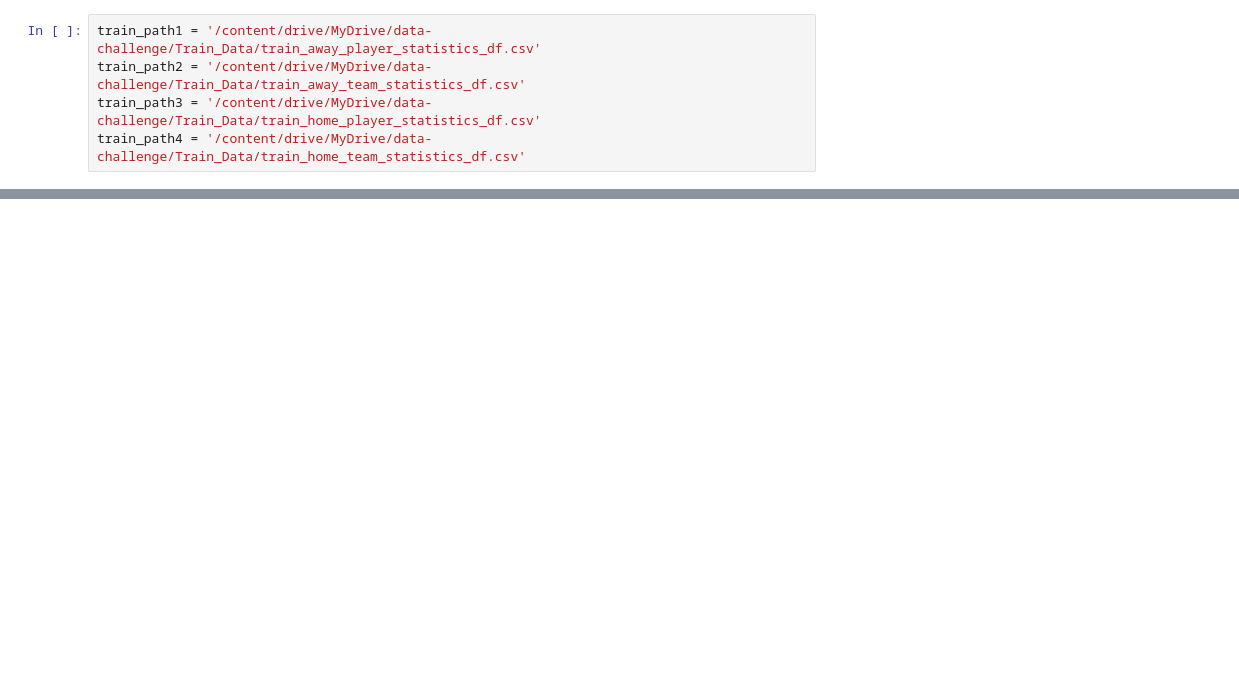
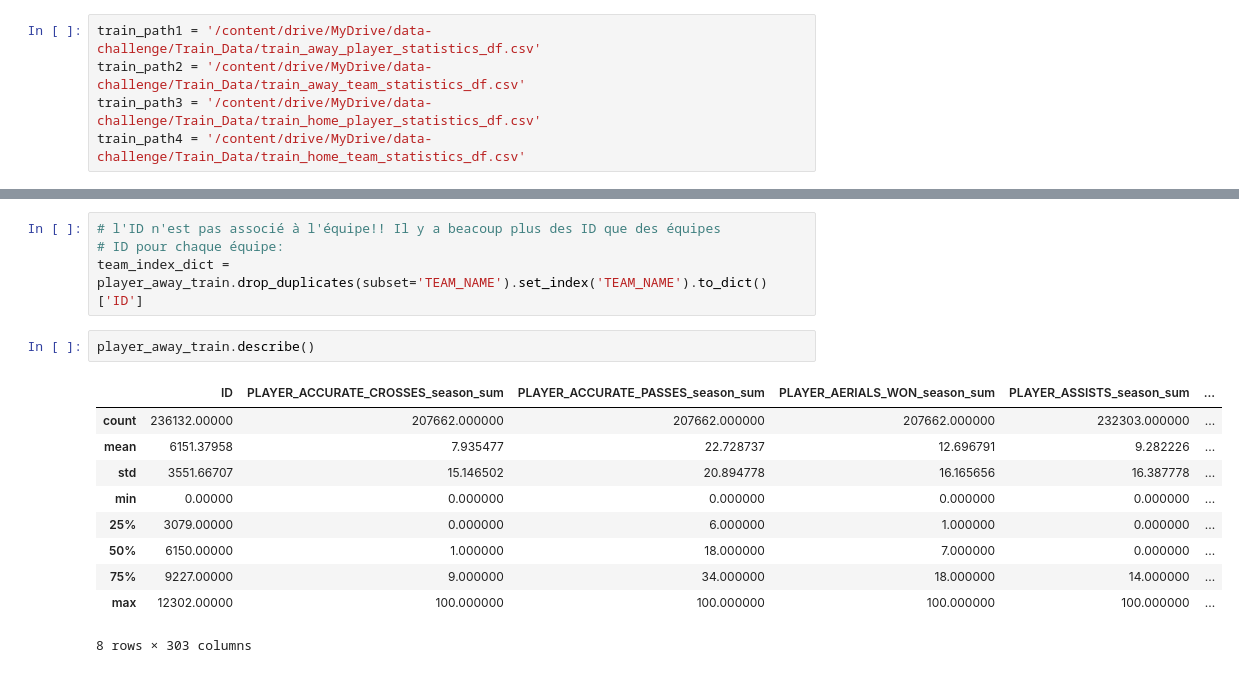
Before and after one commit to lucasn/data-challenge, a Jupyter notebook: data_challenge.ipynb, the cells around one changed output, grey strips where cells are left out. Saved outputs shown, nothing was run; the diff lists cells and outputs as text; blank space fills up the shorter version.

```diff
--- a/data_challenge.ipynb
+++ b/data_challenge.ipynb
@@ -30,0 +48,17 @@ train_data1
+# %%
+# l'ID n'est pas associé à l'équipe!! Il y a beacoup plus des ID que des équipes
+# ID pour chaque équipe:
+team_index_dict = player_away_train.drop_duplicates(subset='TEAM_NAME').set_index('TEAM_NAME').to_dict()['ID']
+# %%
+player_away_train.describe()
+# %% [output]
+|  | ID | PLAYER_ACCURATE_CROSSES_season_sum | PLAYER_ACCURATE_PASSES_season_sum | PLAYER_AERIALS_WON_season_sum | PLAYER_ASSISTS_season_sum | ... |
+| count | 236132.00000 | 207662.000000 | 207662.000000 | 207662.000000 | 232303.000000 | ... |
+| mean | 6151.37958 | 7.935477 | 22.728737 | 12.696791 | 9.282226 | ... |
+| std | 3551.66707 | 15.146502 | 20.894778 | 16.165656 | 16.387778 | ... |
+| min | 0.00000 | 0.000000 | 0.000000 | 0.000000 | 0.000000 | ... |
+| 25% | 3079.00000 | 0.000000 | 6.000000 | 1.000000 | 0.000000 | ... |
+| 50% | 6150.00000 | 1.000000 | 18.000000 | 7.000000 | 0.000000 | ... |
+| 75% | 9227.00000 | 9.000000 | 34.000000 | 18.000000 | 14.000000 | ... |
+| max | 12302.00000 | 100.000000 | 100.000000 | 100.000000 | 100.000000 | ... |
+8 rows × 303 columns
```
Also changed, not shown: parts of 15 cells of this notebook.
